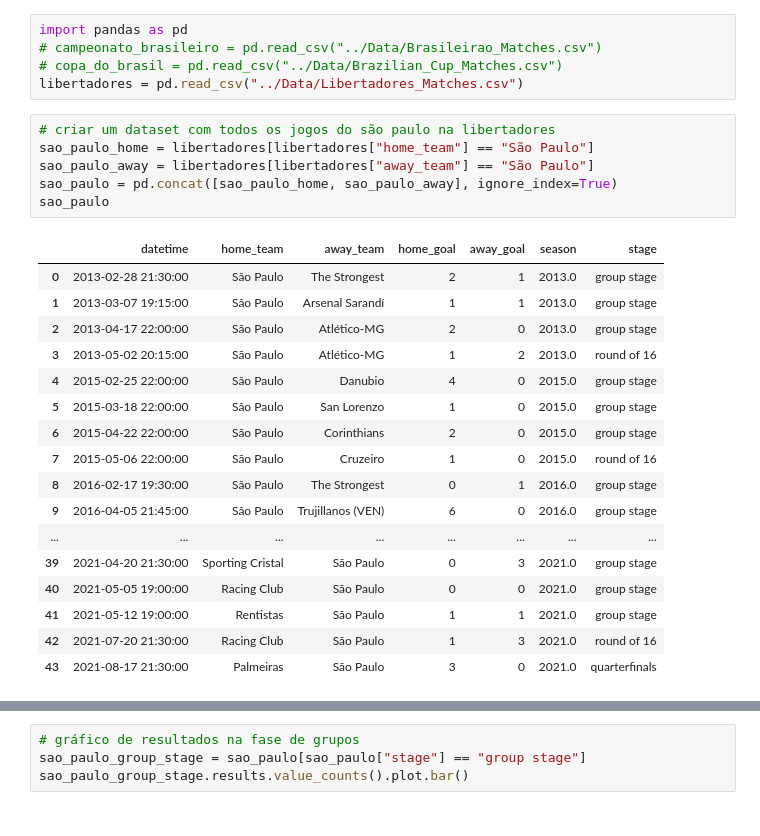
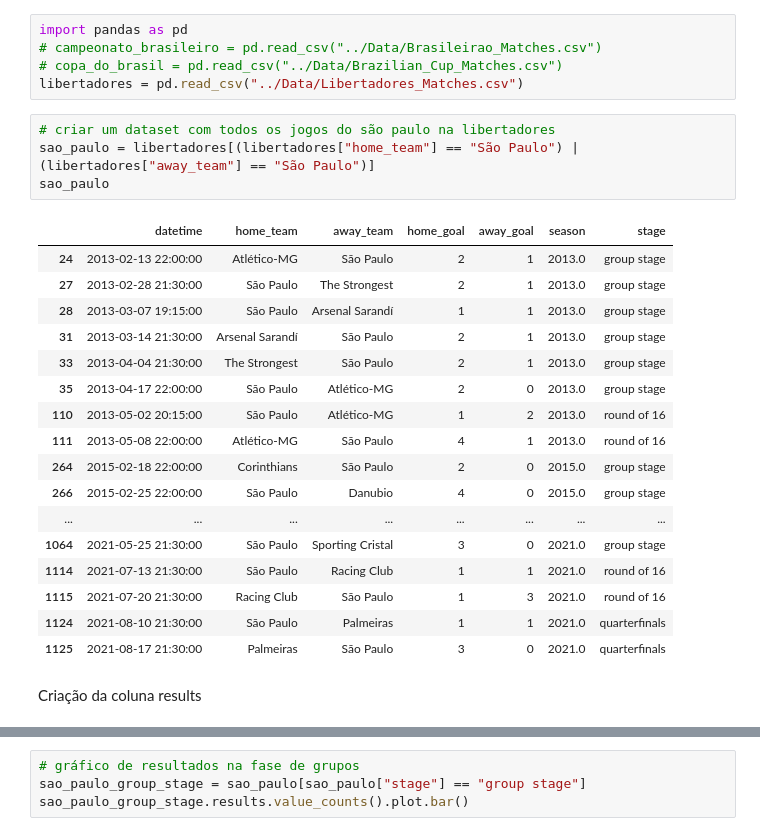
Before and after one commit to LuizHenriqueOliv/probabilidade-estatistica-aplicada-computacao, a Jupyter notebook: analise-camp-brasileiro-futebol/notebooks/analise-spfc.ipynb, the cells around one changed output, grey strips where cells are left out. Cells and saved outputs as stored; diff of their text form.

```diff
--- a/analise-camp-brasileiro-futebol/notebooks/analise-spfc.ipynb
+++ b/analise-camp-brasileiro-futebol/notebooks/analise-spfc.ipynb
@@ -7,28 +7,28 @@ import pandas as pd
 libertadores = pd.read_csv("../Data/Libertadores_Matches.csv")
 # %%
 # criar um dataset com todos os jogos do são paulo na libertadores
-sao_paulo_home = libertadores[libertadores["home_team"] == "São Paulo"]
-sao_paulo_away = libertadores[libertadores["away_team"] == "São Paulo"]
-sao_paulo = pd.concat([sao_paulo_home, sao_paulo_away], ignore_index=True)
+sao_paulo = libertadores[(libertadores["home_team"] == "São Paulo") | (libertadores["away_team"] == "São Paulo")]
 sao_paulo
 # %% [output]
 |  | datetime | home_team | away_team | home_goal | away_goal | season | stage |
-| 0 | 2013-02-28 21:30:00 | São Paulo | The Strongest | 2 | 1 | 2013.0 | group stage |
-| 1 | 2013-03-07 19:15:00 | São Paulo | Arsenal Sarandí | 1 | 1 | 2013.0 | group stage |
-| 2 | 2013-04-17 22:00:00 | São Paulo | Atlético-MG | 2 | 0 | 2013.0 | group stage |
-| 3 | 2013-05-02 20:15:00 | São Paulo | Atlético-MG | 1 | 2 | 2013.0 | round of 16 |
-| 4 | 2015-02-25 22:00:00 | São Paulo | Danubio | 4 | 0 | 2015.0 | group stage |
-| 5 | 2015-03-18 22:00:00 | São Paulo | San Lorenzo | 1 | 0 | 2015.0 | group stage |
-| 6 | 2015-04-22 22:00:00 | São Paulo | Corinthians | 2 | 0 | 2015.0 | group stage |
-| 7 | 2015-05-06 22:00:00 | São Paulo | Cruzeiro | 1 | 0 | 2015.0 | round of 16 |
-| 8 | 2016-02-17 19:30:00 | São Paulo | The Strongest | 0 | 1 | 2016.0 | group stage |
-| 9 | 2016-04-05 21:45:00 | São Paulo | Trujillanos (VEN) | 6 | 0 | 2016.0 | group stage |
+| 24 | 2013-02-13 22:00:00 | Atlético-MG | São Paulo | 2 | 1 | 2013.0 | group stage |
+| 27 | 2013-02-28 21:30:00 | São Paulo | The Strongest | 2 | 1 | 2013.0 | group stage |
+| 28 | 2013-03-07 19:15:00 | São Paulo | Arsenal Sarandí | 1 | 1 | 2013.0 | group stage |
+| 31 | 2013-03-14 21:30:00 | Arsenal Sarandí | São Paulo | 2 | 1 | 2013.0 | group stage |
+| 33 | 2013-04-04 21:30:00 | The Strongest | São Paulo | 2 | 1 | 2013.0 | group stage |
+| 35 | 2013-04-17 22:00:00 | São Paulo | Atlético-MG | 2 | 0 | 2013.0 | group stage |
+| 110 | 2013-05-02 20:15:00 | São Paulo | Atlético-MG | 1 | 2 | 2013.0 | round of 16 |
+| 111 | 2013-05-08 22:00:00 | Atlético-MG | São Paulo | 4 | 1 | 2013.0 | round of 16 |
+| 264 | 2015-02-18 22:00:00 | Corinthians | São Paulo | 2 | 0 | 2015.0 | group stage |
+| 266 | 2015-02-25 22:00:00 | São Paulo | Danubio | 4 | 0 | 2015.0 | group stage |
 | ... | ... | ... | ... | ... | ... | ... | ... |
-| 39 | 2021-04-20 21:30:00 | Sporting Cristal | São Paulo | 0 | 3 | 2021.0 | group stage |
-| 40 | 2021-05-05 19:00:00 | Racing Club | São Paulo | 0 | 0 | 2021.0 | group stage |
-| 41 | 2021-05-12 19:00:00 | Rentistas | São Paulo | 1 | 1 | 2021.0 | group stage |
-| 42 | 2021-07-20 21:30:00 | Racing Club | São Paulo | 1 | 3 | 2021.0 | round of 16 |
-| 43 | 2021-08-17 21:30:00 | Palmeiras | São Paulo | 3 | 0 | 2021.0 | quarterfinals |
+| 1064 | 2021-05-25 21:30:00 | São Paulo | Sporting Cristal | 3 | 0 | 2021.0 | group stage |
+| 1114 | 2021-07-13 21:30:00 | São Paulo | Racing Club | 1 | 1 | 2021.0 | round of 16 |
+| 1115 | 2021-07-20 21:30:00 | Racing Club | São Paulo | 1 | 3 | 2021.0 | round of 16 |
+| 1124 | 2021-08-10 21:30:00 | São Paulo | Palmeiras | 1 | 1 | 2021.0 | quarterfinals |
+| 1125 | 2021-08-17 21:30:00 | Palmeiras | São Paulo | 3 | 0 | 2021.0 | quarterfinals |
+# %% [markdown]
+Criação da coluna results
 # %%
 # criar uma coluna results
 # percorrer cada linha dessa tabela
```
Also changed, not shown: parts of 11 cells of this notebook.
